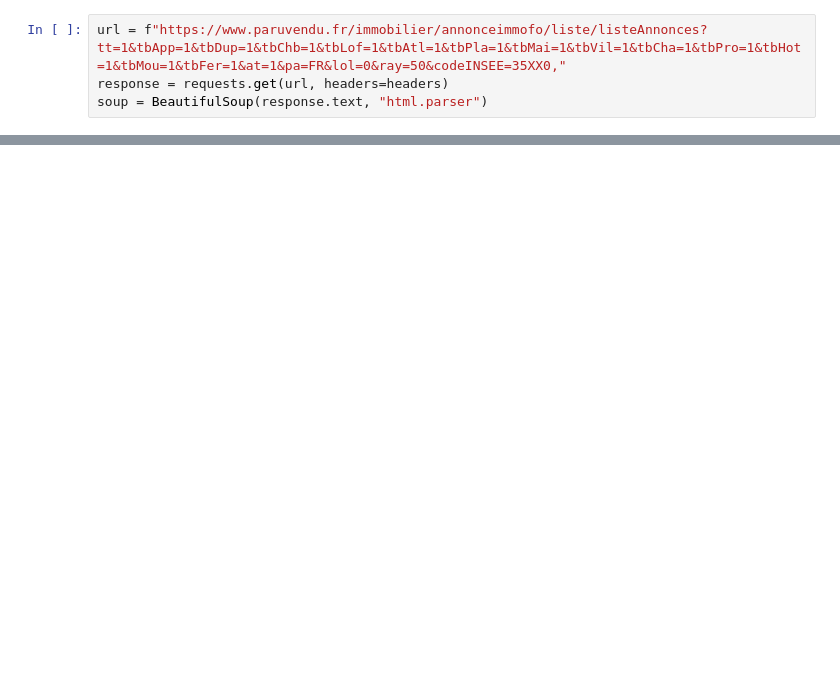
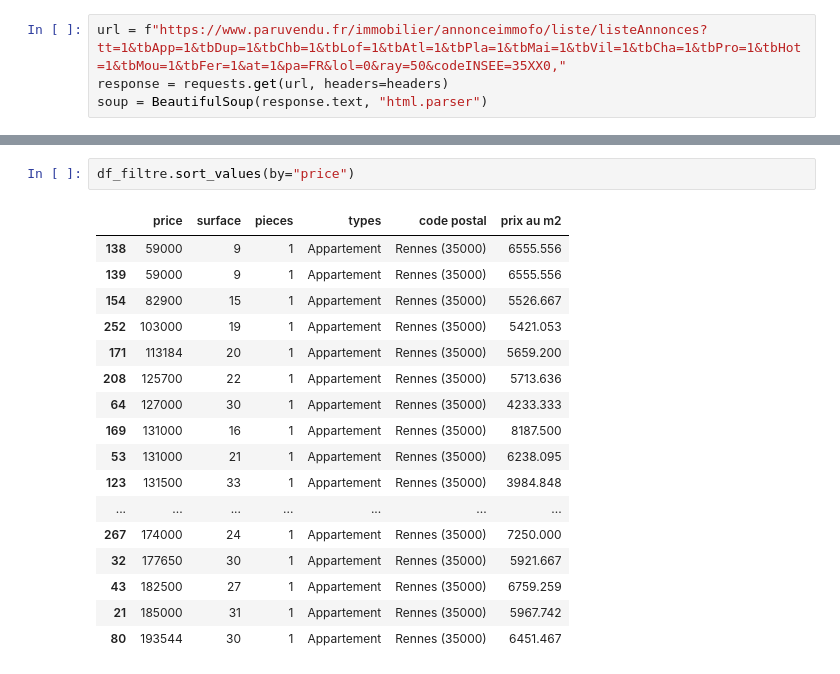
Before and after one commit to aandre35/real-estate-scraping, a Jupyter notebook: paru_vendu.ipynb, the cells around one changed output, grey strips where cells are left out. Cells and saved outputs as stored; diff of their text form; blank space fills up the shorter version.

```diff
--- a/paru_vendu.ipynb
+++ b/paru_vendu.ipynb
@@ -158 +150,21 @@ sns.boxplot(df_filtre["prix au m2"])
+# %%
+df_filtre.sort_values(by="price")
+# %% [output]
+|  | price | surface | pieces | types | code postal | prix au m2 |
+| 138 | 59000 | 9 | 1 | Appartement | Rennes (35000) | 6555.556 |
+| 139 | 59000 | 9 | 1 | Appartement | Rennes (35000) | 6555.556 |
+| 154 | 82900 | 15 | 1 | Appartement | Rennes (35000) | 5526.667 |
+| 252 | 103000 | 19 | 1 | Appartement | Rennes (35000) | 5421.053 |
+| 171 | 113184 | 20 | 1 | Appartement | Rennes (35000) | 5659.200 |
+| 208 | 125700 | 22 | 1 | Appartement | Rennes (35000) | 5713.636 |
+| 64 | 127000 | 30 | 1 | Appartement | Rennes (35000) | 4233.333 |
+| 169 | 131000 | 16 | 1 | Appartement | Rennes (35000) | 8187.500 |
+| 53 | 131000 | 21 | 1 | Appartement | Rennes (35000) | 6238.095 |
+| 123 | 131500 | 33 | 1 | Appartement | Rennes (35000) | 3984.848 |
+| ... | ... | ... | ... | ... | ... | ... |
+| 267 | 174000 | 24 | 1 | Appartement | Rennes (35000) | 7250.000 |
+| 32 | 177650 | 30 | 1 | Appartement | Rennes (35000) | 5921.667 |
+| 43 | 182500 | 27 | 1 | Appartement | Rennes (35000) | 6759.259 |
+| 21 | 185000 | 31 | 1 | Appartement | Rennes (35000) | 5967.742 |
+| 80 | 193544 | 30 | 1 | Appartement | Rennes (35000) | 6451.467 |
 # %%
```
Also changed, not shown: parts of 11 cells of this notebook, 3 other files.
